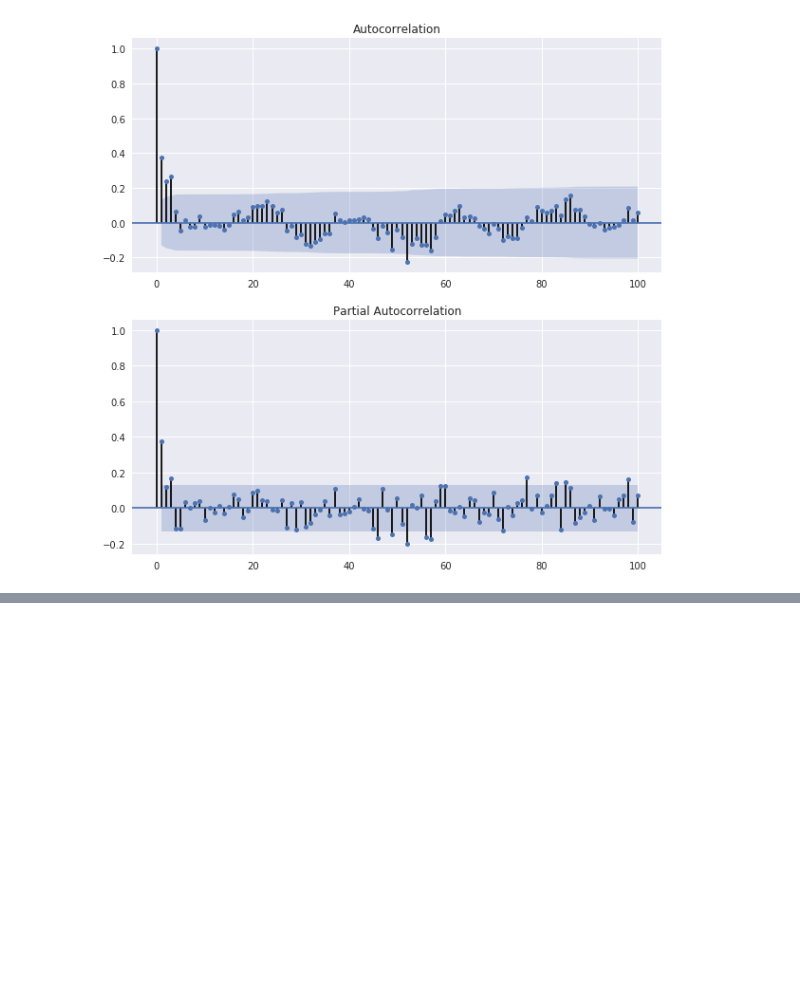
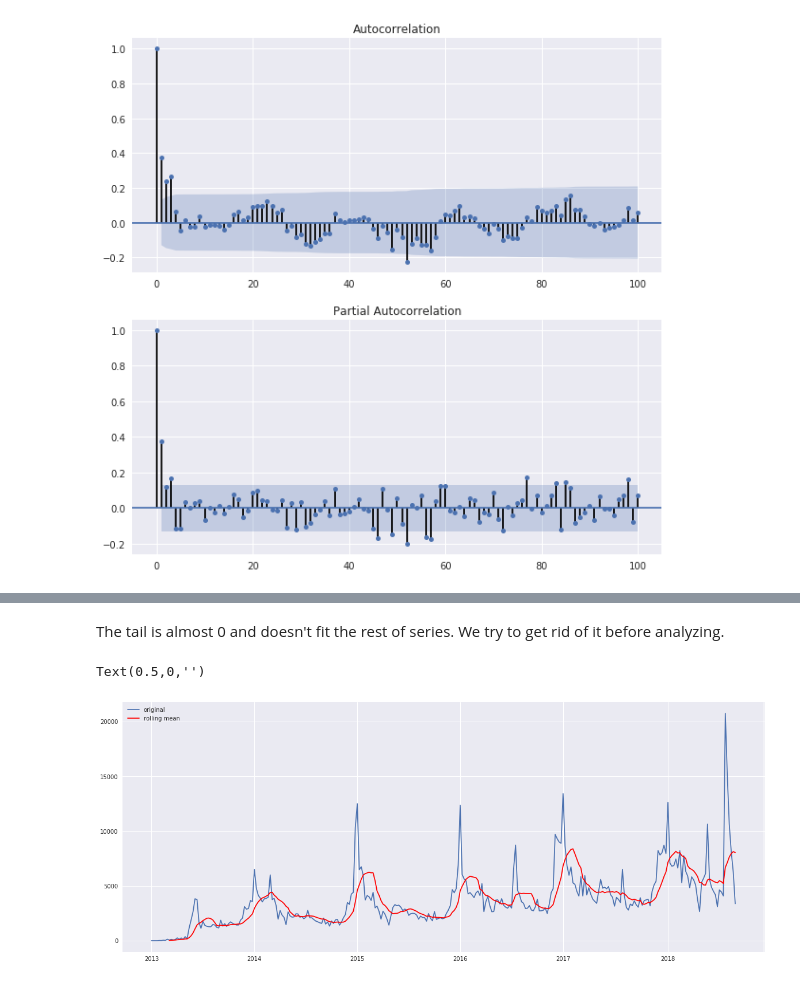
Before and after one commit to nrgdoublex/EDA_DonorsChoose, a Jupyter notebook: EDA.ipynb, the cells around one changed output, grey strips where cells are left out. Drawn from its saved outputs; the diff is of its cells as text; code cells hidden in the pictures; blank space fills up the shorter version.

```diff
--- a/EDA.ipynb
+++ b/EDA.ipynb
@@ -1137,0 +1080,12 @@ In this section we try LSTM model to model the time series.
+# %% [markdown]
+The tail is almost 0 and doesn't fit the rest of series. We try to get rid of it before analyzing.
+# %%
+temp = temp.iloc[:-18,]
+ax1 = temp['count'].plot(figsize=(20,8))
+mean = temp['count'].rolling(window=10).mean()
+mean.plot(ax=ax1,color='r')
+plt.legend(['original','rolling mean'])
+plt.xlabel("")
+# %% [output]
+Text(0.5,0,'')
+[figure, added]
```
Also changed, not shown: parts of 52 cells of this notebook.
